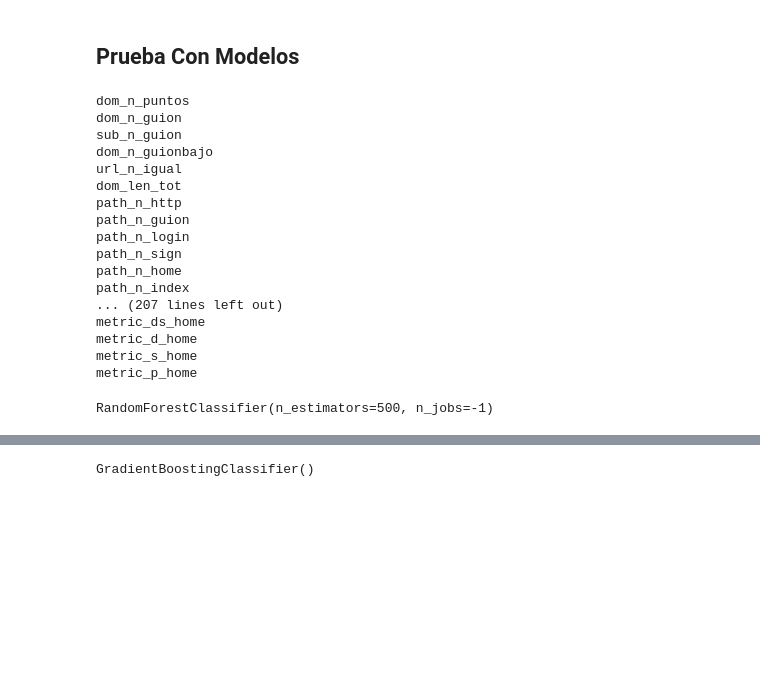
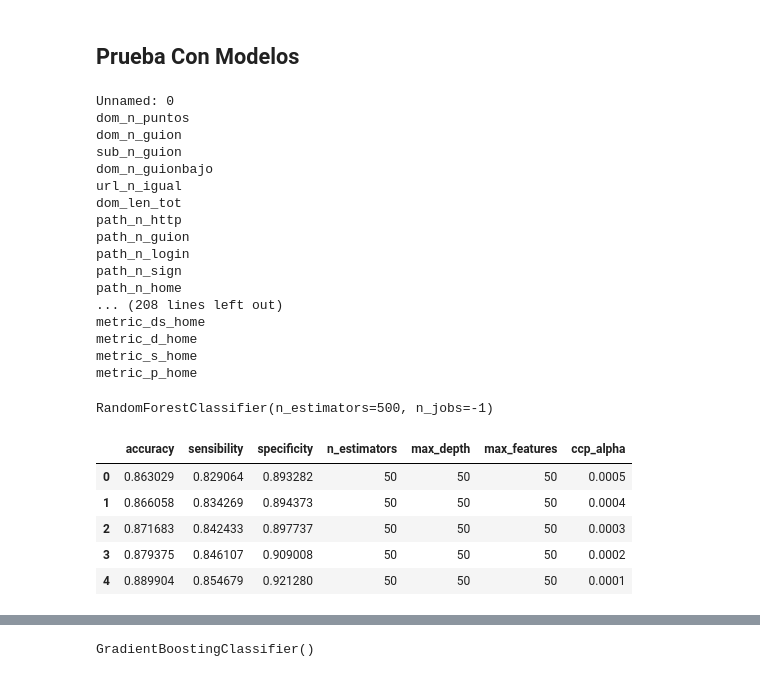
Before and after one commit to JuanCruzC97/Proyecto_CDD, a Jupyter notebook: Proyecto A/00 - Creación Dataset y Variables/Creacion_Dataset.ipynb, the cells around one changed output, grey strips where cells are left out. Saved outputs shown, nothing was run; the diff lists cells and outputs as text; code cells hidden in the pictures; blank space fills up the shorter version.

```diff
--- a/Proyecto A/00 - Creación Dataset y Variables/Creacion_Dataset.ipynb
+++ b/Proyecto A/00 - Creación Dataset y Variables/Creacion_Dataset.ipynb
@@ -874,6 +874,8 @@ metric_p_home
 #data_model.to_csv('Dataset_Modelos.csv')
 # %% [markdown]
 ## Prueba Con Modelos
+# %%
+data_model = pd.read_csv('Dataset_Modelos.csv')
 # %%
 from sklearn.model_selection import train_test_split
 from sklearn.ensemble import RandomForestClassifier, GradientBoostingClassifier
@@ -891,6 +895,7 @@ X_test2 = X_test.drop(['url', 'scheme', 'domain_complete', 'domain', 'subdomain'
 for col_name in X_train2.columns:
     print(col_name)
 # %% [output]
+Unnamed: 0
 dom_n_puntos
 dom_n_guion
 sub_n_guion
@@ -902,8 +907,7 @@ path_n_guion
 path_n_login
 path_n_sign
 path_n_home
-path_n_index
-... (207 lines left out)
+... (208 lines left out)
 metric_ds_home
 metric_d_home
 metric_s_home
@@ -915,0 +929,44 @@ RandomForestClassifier(n_estimators=500, n_jobs=-1)
+# %%
+alphas = [0.0005, 0.0004, 0.0003, 0.0002, 0.0001]
+arboles=50
+maxima_profundidad=50
+maximas_caracteristicas=50
+minimo_hojas=200
+for alpha in alphas:
+    rf = RandomForestClassifier(
+        n_estimators= arboles,
+        max_depth=maxima_profundidad,
+        max_features= maximas_caracteristicas,
+        min_samples_leaf= minimo_hojas,
+        ccp_alpha = alpha,
+        n_jobs=-1)
+    rf.fit(X_train2, y_train)
+    tn, fp, fn, tp= confusion_matrix(y_test, rf.predict(X_test2)).ravel()
+    accuracyv.append((tp+tn)/(tp+tn+fp+fn))
+    sensibilityv.append(tp/(tp+fn))
+    specificityv.append(tn/(tn+fp))
+    n_estimatorsv.append(arboles)
+    max_depthv.append(maxima_profundidad)
+    max_featuresv.append(maximas_caracteristicas)
+    ccp_alphav.append(alpha)
+    min_samples_leafv.append(minimo_hojas)
+# %%
+data = {'accuracy':accuracyv,
+        'sensibility':sensibilityv,
+        'specificity':specificityv,
+        'n_estimators':n_estimatorsv,
+        'max_depth':max_depthv,
+        'max_features':max_featuresv,
+        'ccp_alpha':ccp_alphav,
+        'min_samples_leaf':min_samples_leafv,
+       }
+Resultados_RF=pd.DataFrame(data)
+# %%
+Resultados_RF.head()
+# %% [output]
+|  | accuracy | sensibility | specificity | n_estimators | max_depth | max_features | ccp_alpha |
+| 0 | 0.863029 | 0.829064 | 0.893282 | 50 | 50 | 50 | 0.0005 |
+| 1 | 0.866058 | 0.834269 | 0.894373 | 50 | 50 | 50 | 0.0004 |
+| 2 | 0.871683 | 0.842433 | 0.897737 | 50 | 50 | 50 | 0.0003 |
+| 3 | 0.879375 | 0.846107 | 0.909008 | 50 | 50 | 50 | 0.0002 |
+| 4 | 0.889904 | 0.854679 | 0.921280 | 50 | 50 | 50 | 0.0001 |
```
Also changed, not shown: parts of 5 cells of this notebook, 2 other files.
